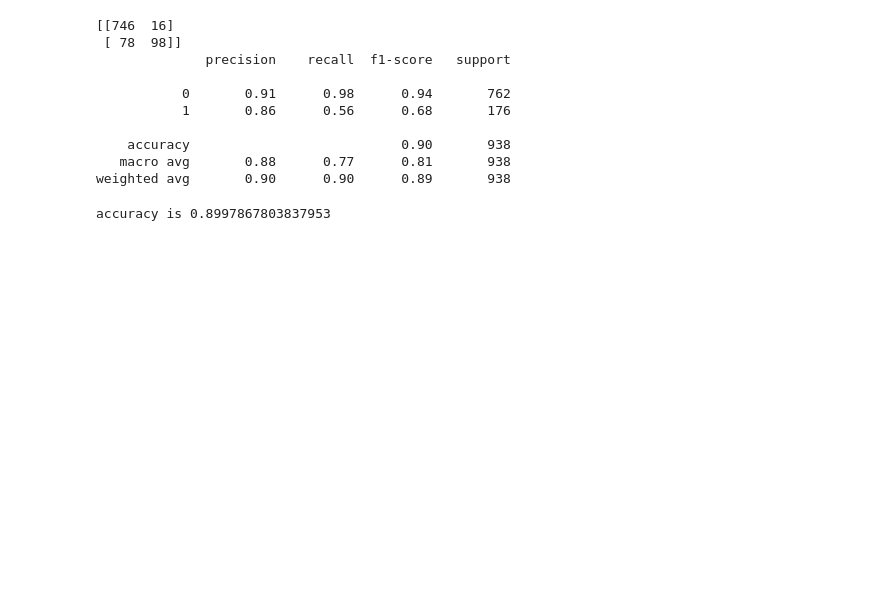
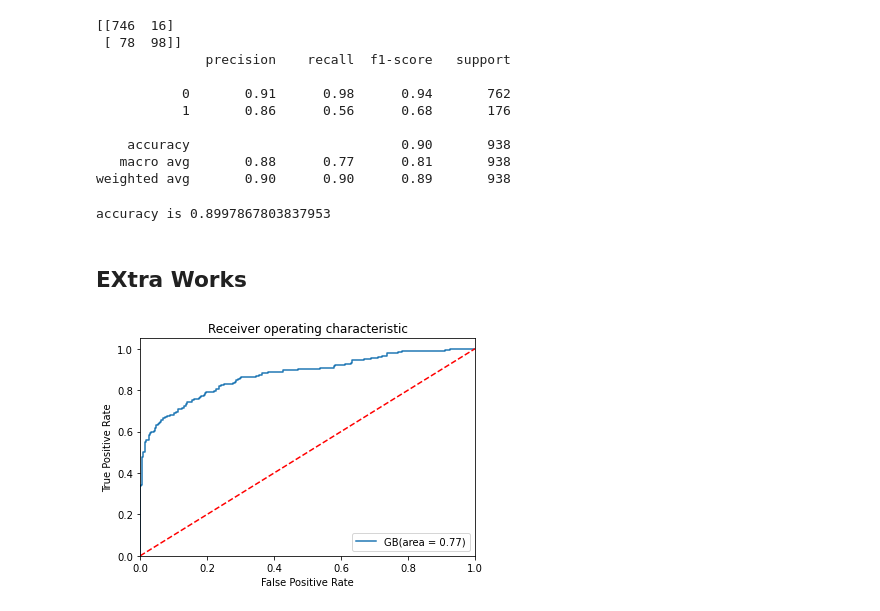
Before and after one commit to OvinduWijethunge/Machine_Learning_Projects, a Jupyter notebook: youtube spam classifier/GradientBoost model.ipynb, the cells around one changed output. Drawn from its saved outputs; the diff is of its cells as text; code cells hidden in the pictures; blank space fills up the shorter version.

```diff
--- a/youtube spam classifier/GradientBoost model.ipynb
+++ b/youtube spam classifier/GradientBoost model.ipynb
@@ -193,3 +193,5 @@ accuracy is 0.8997867803837953
 #file = open('random_forest_regression_model_v2.pkl', 'wb')
 # dump information to that file
 #pickle.dump(rf_random, file)
+# %% [markdown]
+## EXtra Works
@@ -195,0 +202,16 @@ accuracy is 0.8997867803837953
+# %%
+baseline_roc_auc = roc_auc_score(y_test, best_model.predict(X_test))
+fprB, tprB, thresholdsB = roc_curve(y_test, best_model.predict_proba(X_test)[:,1])
+# %%
+plt.figure()
+plt.plot(fprB, tprB, label='GB(area = %0.2f)' % baseline_roc_auc)
+plt.plot([0, 1], [0, 1],'r--')
+plt.xlim([0.0, 1.0])
+plt.ylim([0.0, 1.05])
+plt.xlabel('False Positive Rate')
+plt.ylabel('True Positive Rate')
+plt.title('Receiver operating characteristic')
+plt.legend(loc="lower right")
+plt.show()
+# %% [output]
+[figure, added]
```
Also changed, not shown: parts of 3 cells of this notebook, 7 other files.
